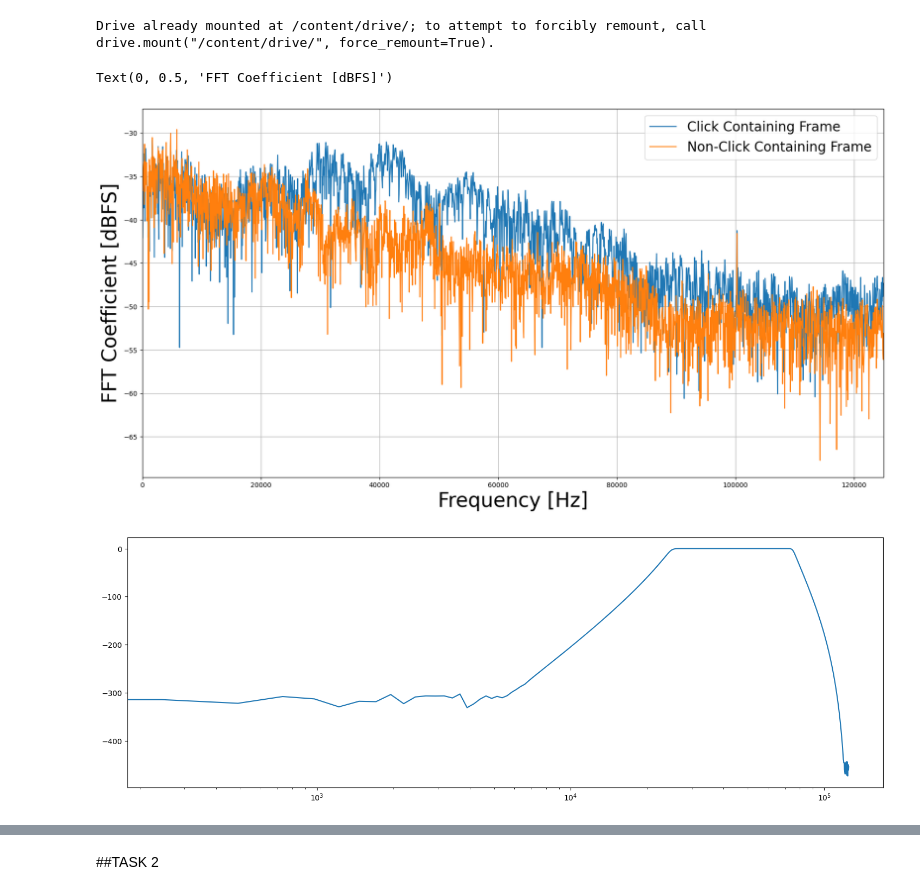
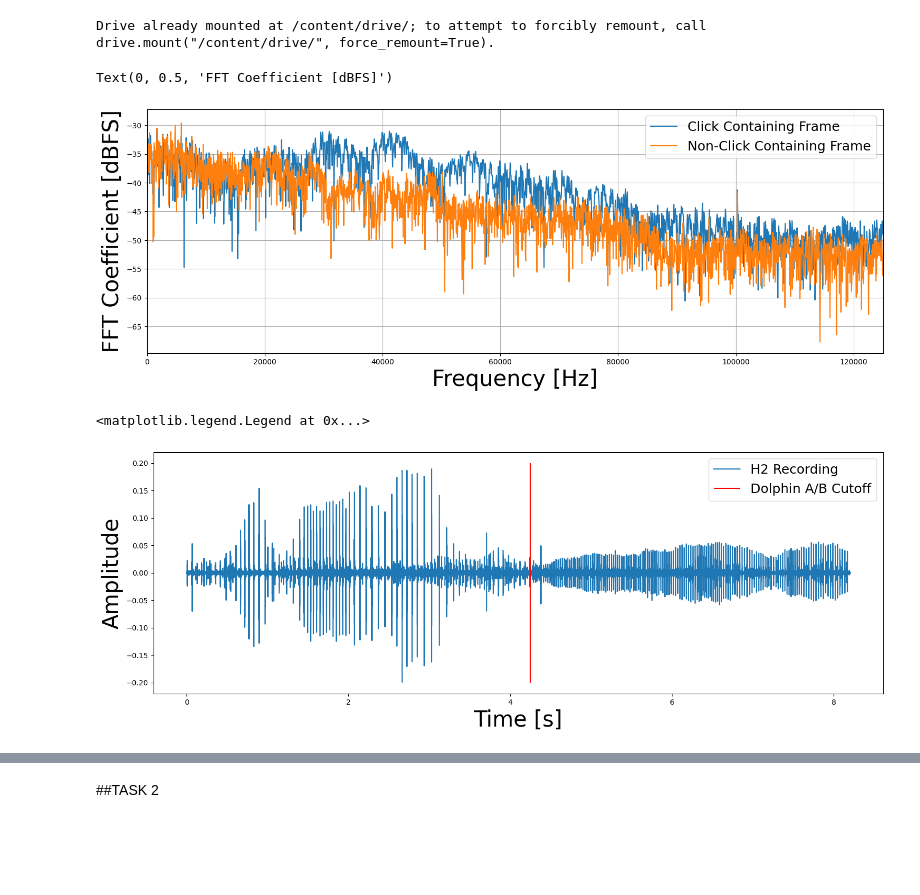
Before and after one commit to bpmasters/asa-challenge-24, a Jupyter notebook: asa-challenge-24.ipynb, the cells around one changed output, grey strips where cells are left out. Drawn from its saved outputs; the diff is of its cells as text; code cells hidden in the pictures; blank space fills up the shorter version.

```diff
--- a/asa-challenge-24.ipynb
+++ b/asa-challenge-24.ipynb
@@ -36,43 +36,53 @@ ts = np.arange(0, len(h1)/fs, 1/fs)
 # %%
 # Plot spectra of hydrophone data during a click and not a click
 N = len(h1[int(2.2*fs):int(2.22*fs)])
 T = 1/fs
 yf = scipy.fftpack.fft(h1[int(2.2*fs):int(2.22*fs)])
 xf = np.linspace(0.0, 1.0/(2.0*T), N//2)
 
-fig, ax = plt.subplots(figsize = (20,10))
+fig, ax = plt.subplots()
 ax.plot(xf, 10*np.log10(2.0/N * np.abs(yf[:N//2])), label = 'Click Containing Frame')
 plt.xlim(0,125e3)
 N = len(h1[int(2.5*fs):int(2.52*fs)])
 T = 1/fs
 yf = scipy.fftpack.fft(h1[int(2.5*fs):int(2.52*fs)])
 xf = np.linspace(0.0, 1.0/(2.0*T), N//2)
 ax.plot(xf, 10*np.log10(2.0/N * np.abs(yf[:N//2])), label = 'Non-Click Containing Frame')
-plt.legend(fontsize=20)
+plt.legend(fontsize=18)
 plt.grid()
 plt.xlabel('Frequency [Hz]', fontsize = 30)
 plt.ylabel('FFT Coefficient [dBFS]', fontsize = 30)
 # %% [output]
 Text(0, 0.5, 'FFT Coefficient [dBFS]')
-[figure, old version]
+[figure, new version]
 # %%
 # Develop a bandpass filter based on spectral observations
 bpf_l = 25000
 bpf_h = 75000
 bpf_N = 20
+click_cutoff_t = 4.25  # Cutoff time for dolphin A vs. B
 
 # Can verify here using transfer function type filter
 [bpf_b, bpf_a] = scipy.signal.butter(bpf_N, [bpf_l, bpf_h], btype='bandpass', fs = fs)
-w, h = scipy.signal.freqz(bpf_b, bpf_a)
-plt.semilogx(w*fs/2/np.pi, 20 * np.log10(abs(h)))
+# w, h = scipy.signal.freqz(bpf_b, bpf_a)
+# plt.semilogx(w*fs/2/np.pi, 20 * np.log10(abs(h)))
 
 # Implement operation using second order sections for minimal numerical errors
 bpf_sos = scipy.signal.butter(bpf_N, [bpf_l, bpf_h], btype='bandpass', fs = fs, output='sos')
 h1b = scipy.signal.sosfiltfilt(bpf_sos, h1)
 h2b = scipy.signal.sosfiltfilt(bpf_sos, h2)
 h3b = scipy.signal.sosfiltfilt(bpf_sos, h3)
+
+plt.figure()
+plt.plot(np.arange(0,len(h2b))/fs, h2b, label= 'H2 Recording')
+plt.vlines(click_cutoff_t, .2, -.2, 'r', label='Dolphin A/B Cutoff')
+plt.xlabel('Time [s]', fontsize=30)
+plt.ylabel('Amplitude', fontsize=30)
+# plt.title('Hydrophone 2 Recording and Selected Dolphin A/B Cutoff Point', fontsize=30)
+plt.legend(fontsize=18)
 # %% [output]
+<matplotlib.legend.Legend at 0x...>
-[figure, old version]
+[figure, new version]
 # %%
 # Analysis Parameters for Simple Click Detection
 win_size = 64
```
Also changed, not shown: parts of 10 cells of this notebook.
